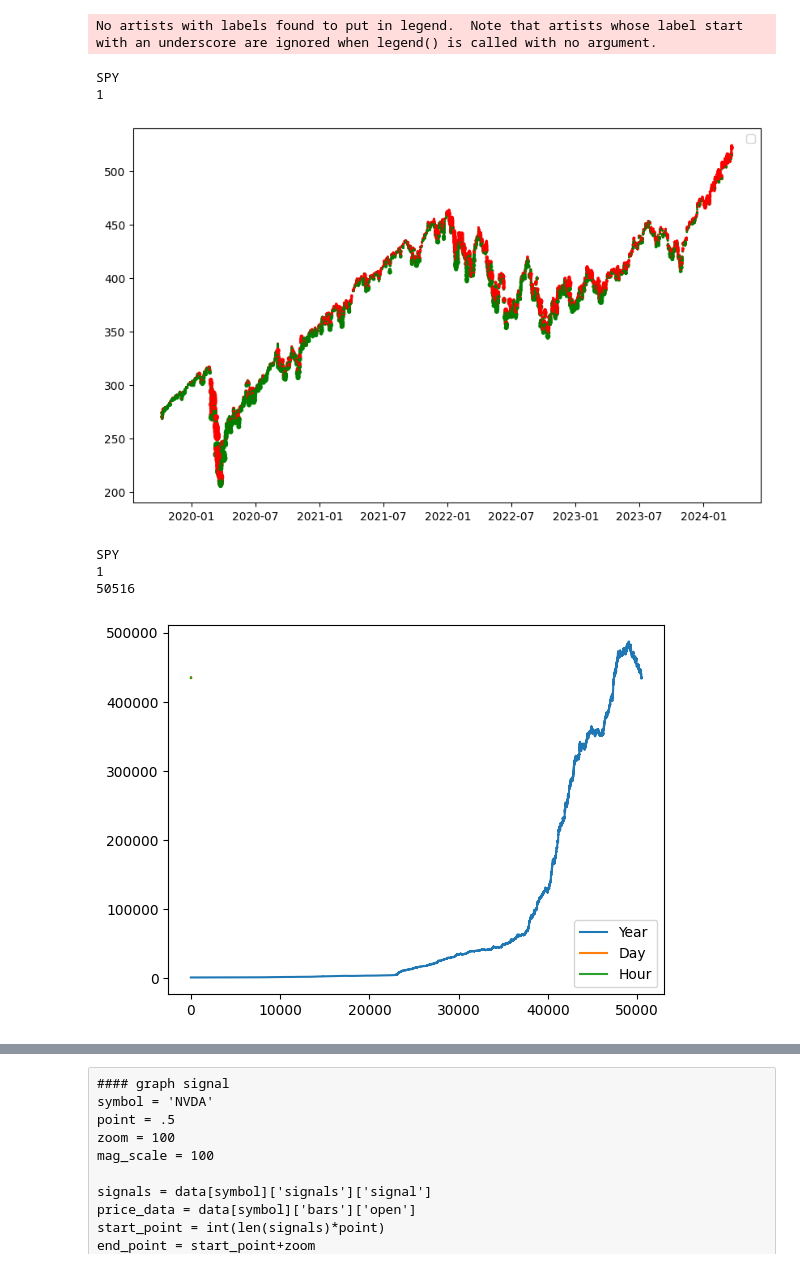
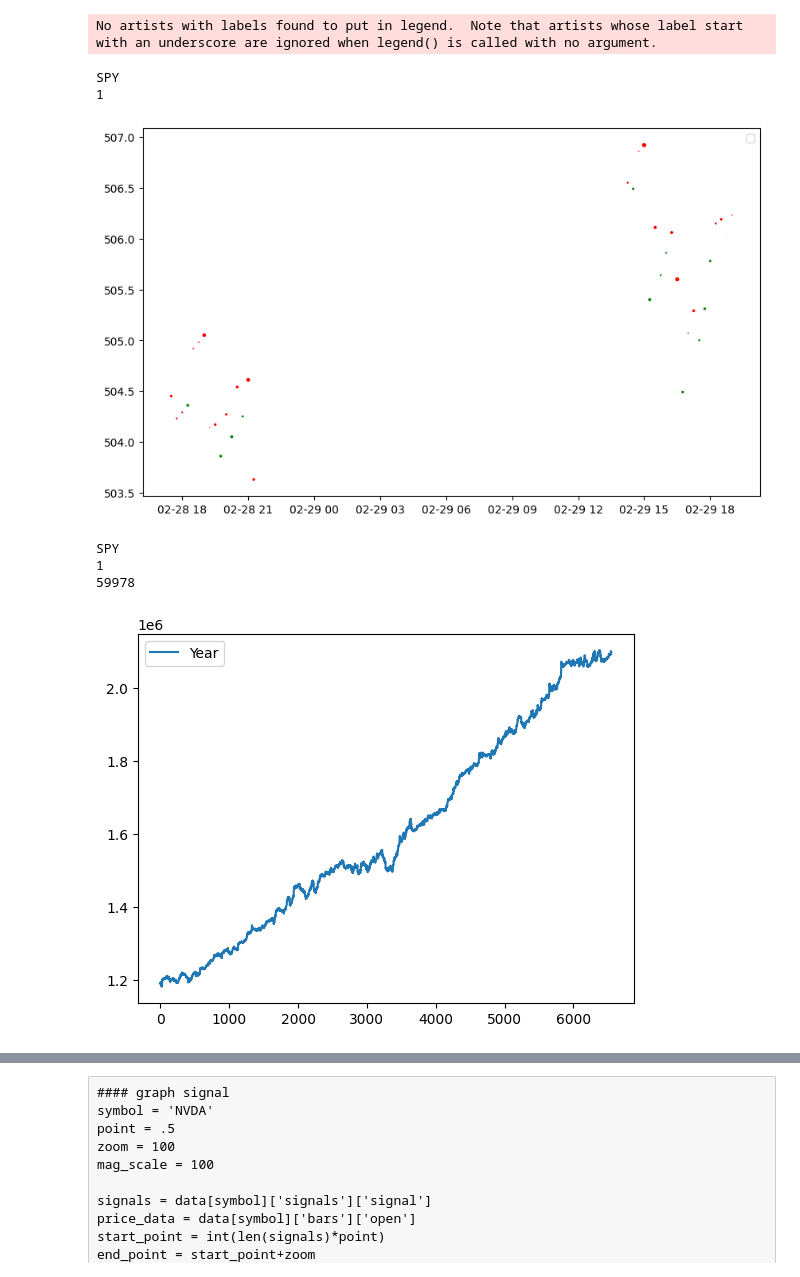
Before and after one commit to dmutascio/enigmaTrainer, a Jupyter notebook: enigmaTrainer.ipynb, the cells around one changed output, grey strips where cells are left out. Saved outputs shown, nothing was run; the diff lists cells and outputs as text; code cells hidden in the pictures.

```diff
--- a/enigmaTrainer.ipynb
+++ b/enigmaTrainer.ipynb
@@ -395,8 +395,8 @@ def main(symbols, asset_type, queryParams, indicator_config, signal_memory, data
         features_df = pd.DataFrame()
 
         #cut after/before market trading
-        start_time = pd.to_datetime('14:30:00').time()
-        end_time = pd.to_datetime('21:00:00').time()
+        start_time = pd.to_datetime('14:15:00').time()
+        end_time = pd.to_datetime('21:15:00').time()
 
         values = values[
             (values.index.time >= start_time) &
@@ -440,7 +440,7 @@ queryParams = {
     'adjustment': 'all',
     #'feed': 'sip',
     'sort': 'asc',
-    'start': '2016-10-10T00%3A00%3A00Z',
+    'start': '2000-10-10T00%3A00%3A00Z',
     'limit': '10000'
     }
 
@@ -860,11 +860,13 @@ model_config = {
     #'num_epochs': 10000,
     #'loss_stop': .001,
     'loss_stop': .0000001,
+    #'learning_rate': .001,
     'learning_rate': .001,
+
     'hidden_size': 128,
     'num_layers': 1,
     'batch_size': 448,
-    'patience': 20,
+    'patience': 100,
     'training_split': .8
 }
 max_attempts = 3
@@ -930,12 +932,12 @@ for symbol, symbol_models in models.items():
     print(symbol)
     for name, model in symbol_models.items():
         print(name)
-        model.graph_prices(data[symbol]['bars'], .4, 500000, 50)
+        model.graph_prices(data[symbol]['bars'], .99, 36, 100)
 # %% [output]
 No artists with labels found to put in legend.  Note that artists whose label start with an underscore are ignored when legend() is called with no argument.
 SPY
 1
-[figure, old version]
+[figure, new version]
 # %%
 class Trade:
     def __init__(self, price, amount, direction, time):
@@ -1083,33 +1085,34 @@ def simulate(model, dynamic, bank, hold_period, target, stop_loss, trade_size, p
 # %%
 for symbol, symbol_models in models.items():
     print(symbol)
     for name, model_obj in symbol_models.items():
         bank, bank_list, account, trades_master, right, wrong, gains = simulate(
             model=model_obj,
             dynamic=False,
-            bank = 1000,
+            bank = 100,
             hold_period = 5,
             target = .01,
             stop_loss = -.01,
             #trade_size = .05,
             trade_size = 1,
             price_data = data[symbol]['bars']['open']
         )
         print(name)
         print(len(account))
         training_split = model_obj.model_config['training_split']
-        plt.plot(account[-120252:], label='Year')
-        #plt.plot(account[-800:], label='Month')
-        #plt.plot(account[-160:], label='Week')
-        plt.plot(account[-32:], label='Day')
-        plt.plot(account[-4:], label='Hour')
+        plt.plot(account[-6552:], label='Year')
+        #plt.plot(account[-546:], label='Month')
+        #plt.plot(account[-130:], label='Week')
+        #plt.plot(account[-26:], label='Day')
+        #plt.plot(account[-4:], label='Hour')
+        #plt.plot(account[-3200:], label='custom')
         #plt.plot(account, label='All')
         #plt.axvline(x=(len(account)*training_split), color='r', linestyle='--')
 
         plt.legend()
         plt.show()
 # %% [output]
 SPY
 1
-50516
+59978
-[figure, old version]
+[figure, new version]
```
Also changed, not shown: parts of 14 cells of this notebook, 1 other file.
